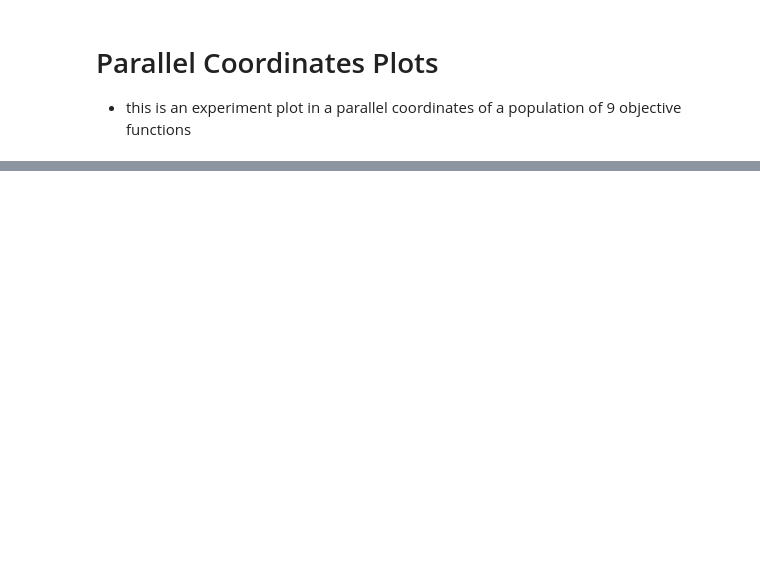
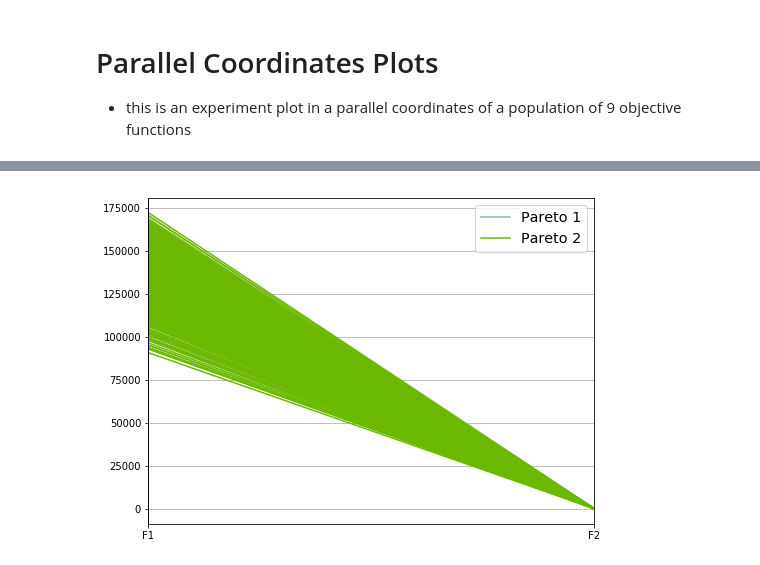
Before and after one commit to renansantosmendes/PhD_Python_2019, a Jupyter notebook: parallel_coordinates.ipynb, the cells around one changed output, grey strips where cells are left out. Saved outputs shown, nothing was run; the diff lists cells and outputs as text; code cells hidden in the pictures; blank space fills up the shorter version.

```diff
--- a/parallel_coordinates.ipynb
+++ b/parallel_coordinates.ipynb
@@ -38,0 +43,7 @@ plt.show()
+# %%
+plt.figure(figsize=(8,6))
+parallel_coordinates(new_data.drop('F3 F4 F5 F6 F7 F8 F9'.split(),axis=1),'Class')
+plt.legend(fontsize = 'x-large')
+plt.show()
+# %% [output]
+[figure, added]
```
Also changed, not shown: parts of 11 cells of this notebook, 1 other file.
